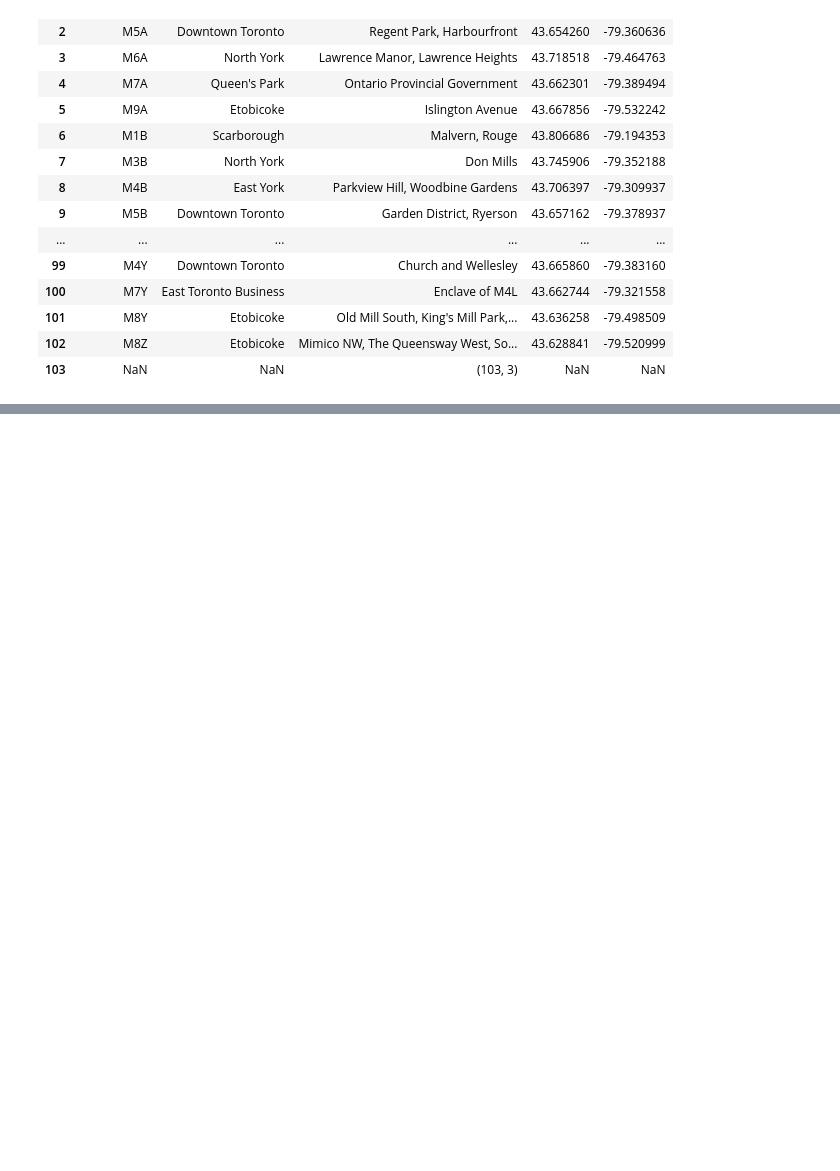
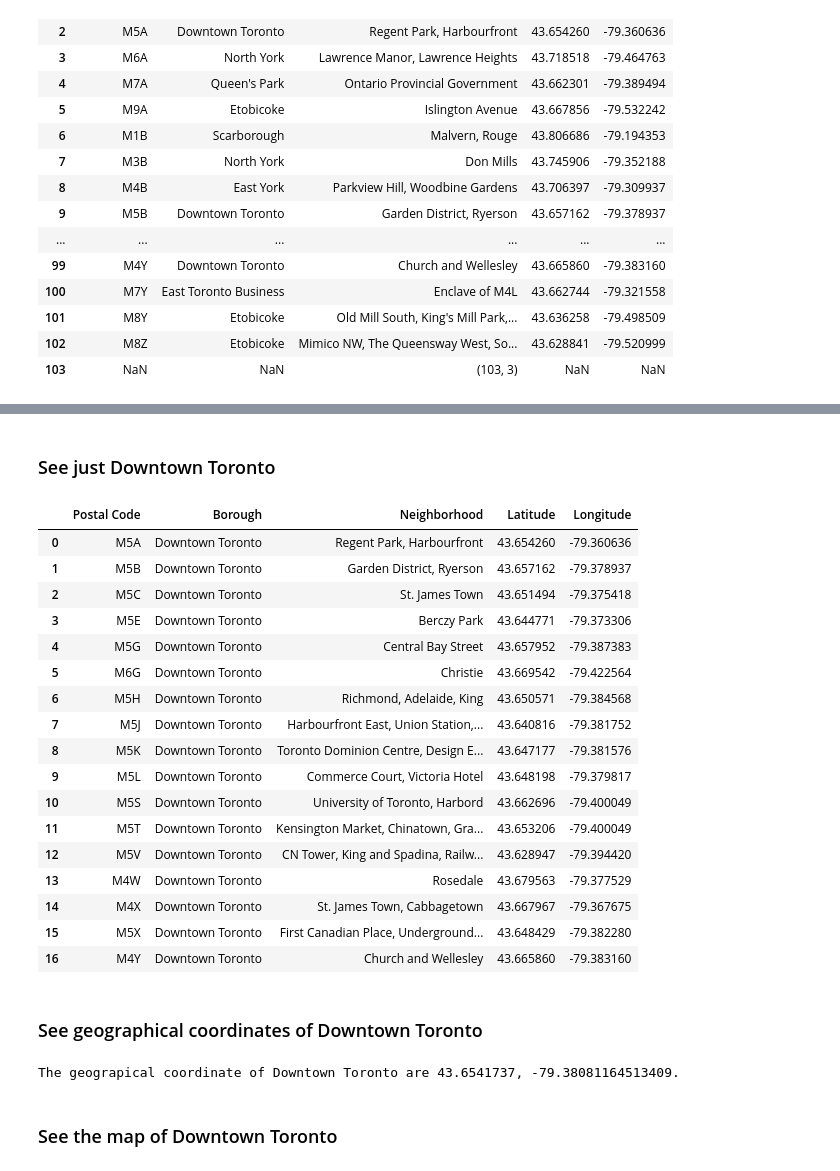
Before and after one commit to AngelMartiLink/Coursera_Capstone, a Jupyter notebook: Segmenting and Clustering Neighborhoods in Toronto.ipynb, the cells around one changed output, grey strips where cells are left out. Cells and saved outputs as stored; diff of their text form; code cells hidden in the pictures; blank space fills up the shorter version.

```diff
--- a/Segmenting and Clustering Neighborhoods in Toronto.ipynb
+++ b/Segmenting and Clustering Neighborhoods in Toronto.ipynb
@@ -169,0 +176,27 @@ DataFrame
+# %%
+DataFrame.dropna(axis=0, inplace=True) #Delete shape row, needed to create the map
+
+address = "Toronto, Canada"
+
+geolocator = Nominatim(user_agent="ny_explorer")
+location = geolocator.geocode(address)
+latitude_toronto = location.latitude
+longitude_toronto = location.longitude
+
+map_toronto = folium.Map(location=[latitude_toronto, longitude_toronto], zoom_start=10)
+
+# add markers to map
+for lat, lng, borough, neighborhood in zip(DataFrame["Latitude"], DataFrame["Longitude"], DataFrame["Borough"], DataFrame["Neighborhood"]):
+    label = "{}, {}".format(neighborhood, borough)
+    label = folium.Popup(label, parse_html=True)
+    folium.CircleMarker(
+        [lat, lng],
+        radius=5,
+        popup=label,
+        color="blue",
+        fill=True,
+        fill_color="#3186cc",
+        fill_opacity=0.7,
+        parse_html=False).add_to(map_toronto)
+
+map_toronto
@@ -169,0 +205,38 @@ DataFrame
+# %% [markdown]
+<h3>See just Downtown Toronto</h3>
+# %%
+downtown_toronto_data = DataFrame[DataFrame["Borough"] == "Downtown Toronto"].reset_index(drop=True)
+downtown_toronto_data
+# %% [output]
+|  | Postal Code | Borough | Neighborhood | Latitude | Longitude |
+| 0 | M5A | Downtown Toronto | Regent Park, Harbourfront | 43.654260 | -79.360636 |
+| 1 | M5B | Downtown Toronto | Garden District, Ryerson | 43.657162 | -79.378937 |
+| 2 | M5C | Downtown Toronto | St. James Town | 43.651494 | -79.375418 |
+| 3 | M5E | Downtown Toronto | Berczy Park | 43.644771 | -79.373306 |
+| 4 | M5G | Downtown Toronto | Central Bay Street | 43.657952 | -79.387383 |
+| 5 | M6G | Downtown Toronto | Christie | 43.669542 | -79.422564 |
+| 6 | M5H | Downtown Toronto | Richmond, Adelaide, King | 43.650571 | -79.384568 |
+| 7 | M5J | Downtown Toronto | Harbourfront East, Union Station,... | 43.640816 | -79.381752 |
+| 8 | M5K | Downtown Toronto | Toronto Dominion Centre, Design E... | 43.647177 | -79.381576 |
+| 9 | M5L | Downtown Toronto | Commerce Court, Victoria Hotel | 43.648198 | -79.379817 |
+| 10 | M5S | Downtown Toronto | University of Toronto, Harbord | 43.662696 | -79.400049 |
+| 11 | M5T | Downtown Toronto | Kensington Market, Chinatown, Gra... | 43.653206 | -79.400049 |
+| 12 | M5V | Downtown Toronto | CN Tower, King and Spadina, Railw... | 43.628947 | -79.394420 |
+| 13 | M4W | Downtown Toronto | Rosedale | 43.679563 | -79.377529 |
+| 14 | M4X | Downtown Toronto | St. James Town, Cabbagetown | 43.667967 | -79.367675 |
+| 15 | M5X | Downtown Toronto | First Canadian Place, Underground... | 43.648429 | -79.382280 |
+| 16 | M4Y | Downtown Toronto | Church and Wellesley | 43.665860 | -79.383160 |
+# %% [markdown]
+<h3>See geographical coordinates of Downtown Toronto</h3>
+# %%
+address = "Downtown Toronto, Toronto"
+
+geolocator = Nominatim(user_agent="ny_explorer")
+location = geolocator.geocode(address)
+latitude = location.latitude
+longitude = location.longitude
+print("The geograpical coordinate of Downtown Toronto are {}, {}.".format(latitude, longitude))
+# %% [output]
+The geograpical coordinate of Downtown Toronto are 43.6541737, -79.38081164513409.
+# %% [markdown]
+<h3>See the map of Downtown Toronto</h3>
```
Also changed, not shown: parts of 47 cells of this notebook.
